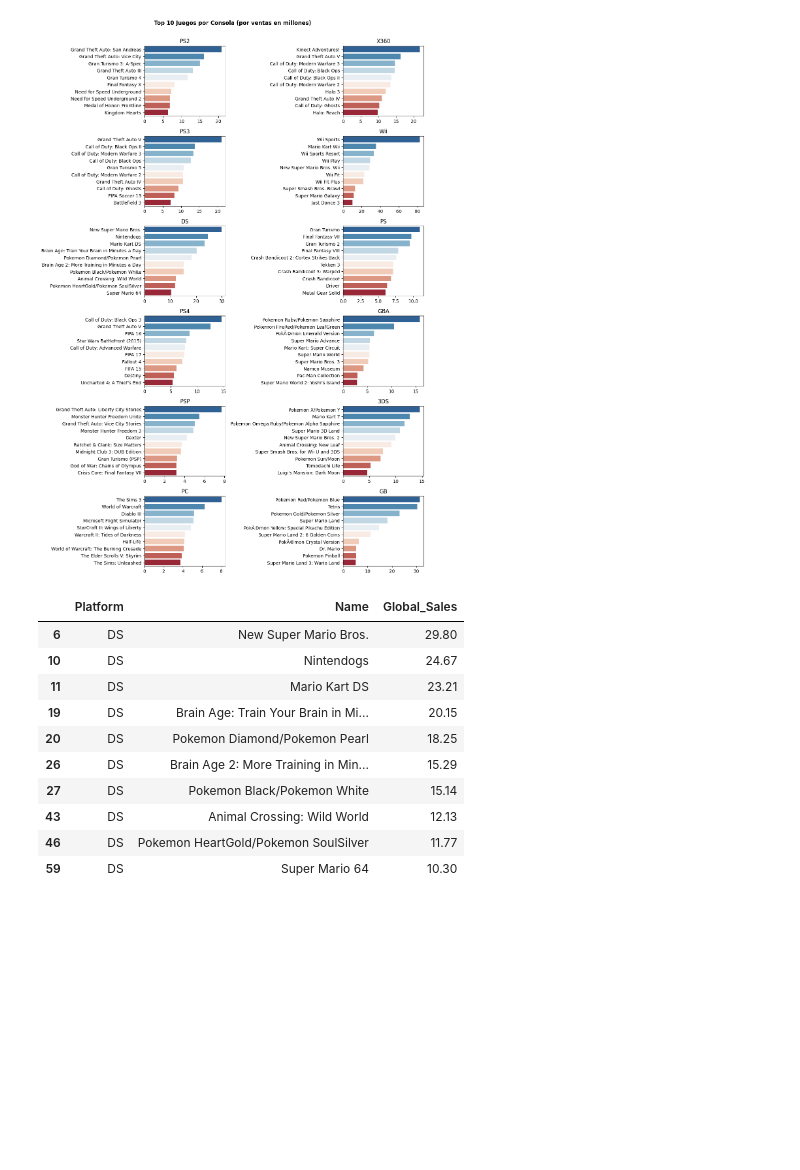
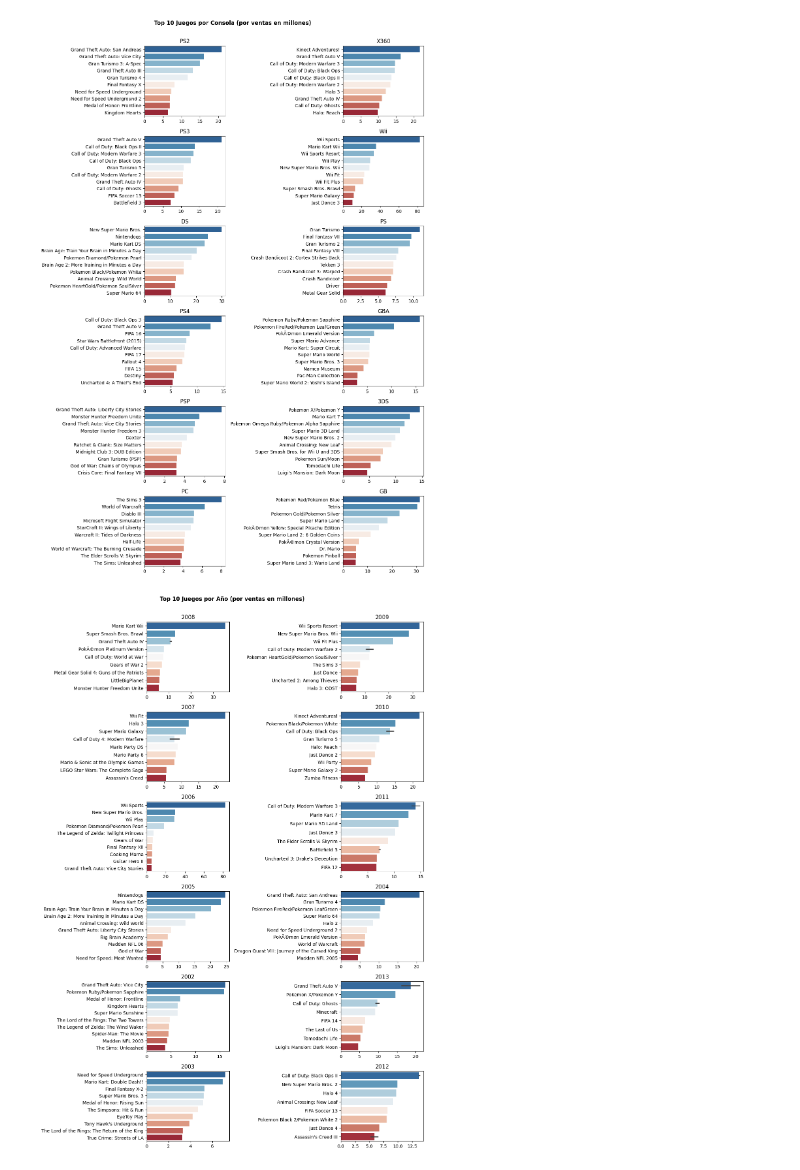
Before and after one commit to christianV1zcardo/Proyect_videogames_sales_EDA, a Jupyter notebook: main.ipynb, the cells around one changed output. Cells and saved outputs as stored; diff of their text form; code cells hidden in the pictures; blank space fills up the shorter version.

Commit message:
Top 10 Juegos por Year

```diff
--- a/main.ipynb
+++ b/main.ipynb
@@ -155,23 +155,27 @@ plt.show()
 # %% [output]
 [figure]
 # %%
-top_10_p = df.groupby('Platform')['Global_Sales'].sum() \
-    .sort_values(ascending=False)[:10].index
+fig, ax  = plt.subplots(nrows=6,  ncols=2, figsize=(12, 17))
+fig.suptitle('Top 10 Juegos por Año (por ventas en millones)',
+             fontweight='bold', y=1.005)
+ax = ax.flatten()
 
-top_10_j = df[df['Platform'] == console] \
-    .sort_values(by='Global_Sales', ascending=False)\
-        [['Platform','Name', 'Global_Sales']][:10]
+# Top Años por Ventas
+top_y = df.groupby('Year')['Global_Sales'].sum().sort_values(ascending=False)\
+    [:12].index
 
-display(top_10_j)
+for i, year in enumerate(top_y):
+    # Top Juegos por Años
+    top_j = df[df['Year'] == year][['Name', 'Global_Sales']] \
+    .sort_values(by='Global_Sales', ascending=False)[:10]
+    # Gráfico
+    sns.barplot(data=top_j, y='Name', x='Global_Sales', ax=ax[i],
+            palette='RdBu_r', hue='Name')
+    ax[i].set_title(year)
+    ax[i].set_xlabel('')
+    ax[i].set_ylabel('')
+
+plt.tight_layout()
+plt.show()
 # %% [output]
-|  | Platform | Name | Global_Sales |
-| 6 | DS | New Super Mario Bros. | 29.80 |
-| 10 | DS | Nintendogs | 24.67 |
-| 11 | DS | Mario Kart DS | 23.21 |
-| 19 | DS | Brain Age: Train Your Brain in Mi... | 20.15 |
-| 20 | DS | Pokemon Diamond/Pokemon Pearl | 18.25 |
-| 26 | DS | Brain Age 2: More Training in Min... | 15.29 |
-| 27 | DS | Pokemon Black/Pokemon White | 15.14 |
-| 43 | DS | Animal Crossing: Wild World | 12.13 |
-| 46 | DS | Pokemon HeartGold/Pokemon SoulSilver | 11.77 |
-| 59 | DS | Super Mario 64 | 10.30 |
+[figure, added]
```
Also changed, not shown: 2 other files.
